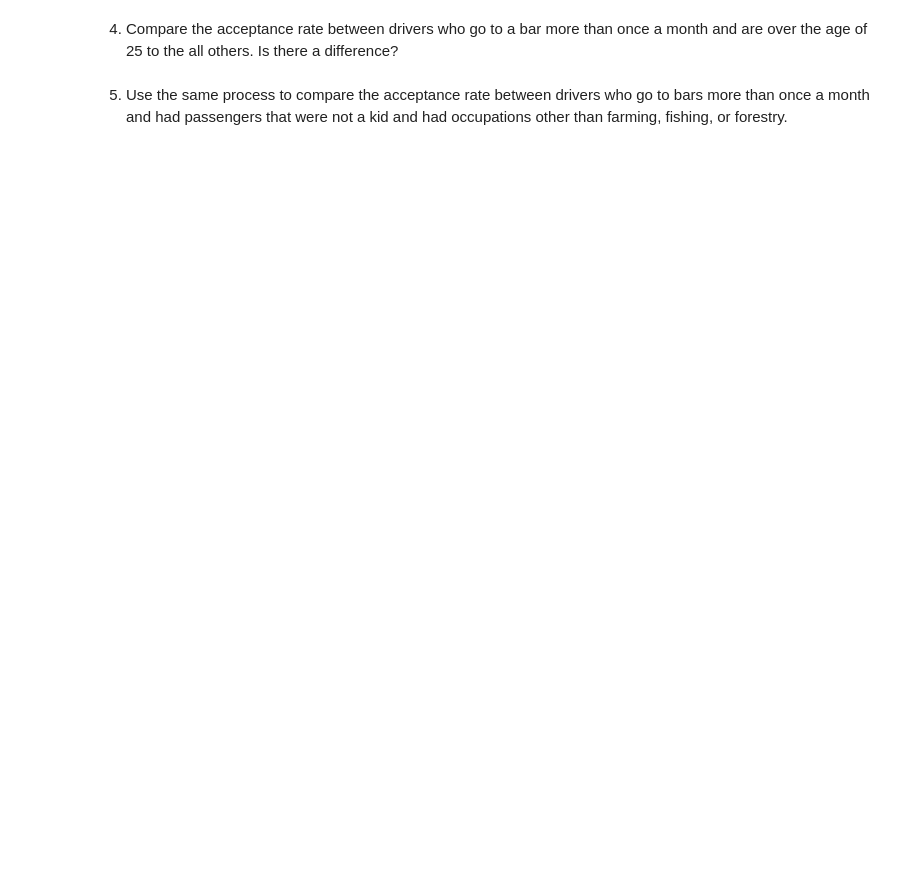
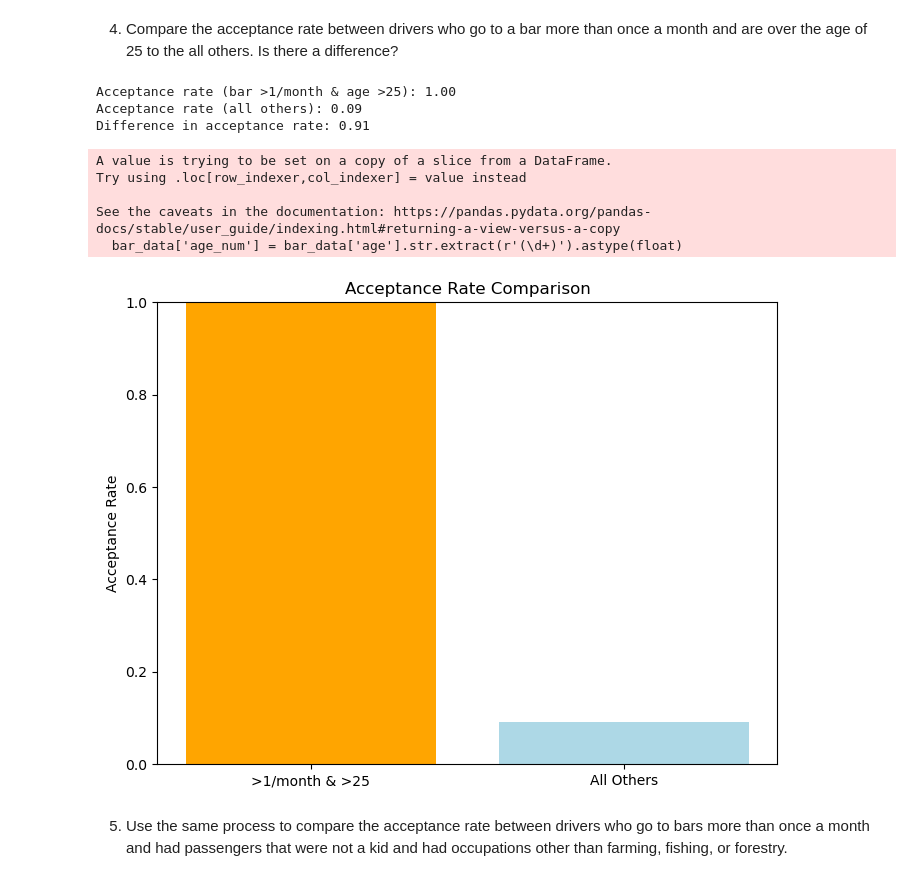
Before and after one commit to harithmd1/Berkeley-AI-ML-Module5, a Jupyter notebook: prompt.ipynb, the cells around one changed output. Saved outputs shown, nothing was run; the diff lists cells and outputs as text; code cells hidden in the pictures; blank space fills up the shorter version.

```diff
--- a/prompt.ipynb
+++ b/prompt.ipynb
@@ -177,15 +270,35 @@ print(f"Proportion of accepted bar coupons: {proportion_bar_accepted:.2f}")
 # %% [markdown]
 3. Compare the acceptance rate between those who went to a bar 3 or fewer times a month to those who went more.
 # %%
+# Create a mapping from text to estimated numeric frequency
+bar_mapping = {
+    'never': 0,
+    'less1': 0.5,
+    '1~3': 2,
+    '4~8': 6,
+    'gt8': 10
+}
+
+# Map the values to a new column
+bar_data['bar_freq_num'] = bar_data['Bar'].map(bar_mapping)
+
+# Split into low and high frequency groups
+low_freq = bar_data[bar_data['bar_freq_num'] <= 3]
+high_freq = bar_data[bar_data['bar_freq_num'] > 3]
+
+print("Low frequency acceptance:", low_freq['Y'].mean())
+print("High frequency acceptance:", high_freq['Y'].mean())
+
+
 # Group 1: 3 or fewer times a month
-low_freq = bar_data[bar_data['bar_visit_frequency'] <= 3]
+#low_freq = bar_data[bar_data['Bar'] <= 3]
 
 # Group 2: more than 3 times a month
-high_freq = bar_data[bar_data['bar_visit_frequency'] > 3]
+#high_freq = bar_data[bar_data['Bar'] > 3]
 
 # Calculate acceptance rates
-low_freq_acceptance = low_freq['Y'].mean()
-high_freq_acceptance = high_freq['Y'].mean()
+#low_freq_acceptance = low_freq['Y'].mean()
+#high_freq_acceptance = high_freq['Y'].mean()
 
-print(f"Acceptance rate (≤3 visits/month): {low_freq_acceptance:.2f}")
-print(f"Acceptance rate (>3 visits/month): {high_freq_acceptance:.2f}")
+#print(f"Acceptance rate (≤3 visits/month): {low_freq_acceptance:.2f}")
+#print(f"Acceptance rate (>3 visits/month): {high_freq_acceptance:.2f}")
@@ -192,31 +313,45 @@ print(f"Acceptance rate (>3 visits/month): {high_freq_acceptance:.2f}")
 # %% [markdown]
 4. Compare the acceptance rate between drivers who go to a bar more than once a month and are over the age of 25 to the all others.  Is there a difference?
 # %%
+# Extract the starting number from the age range string
+bar_data['age_num'] = bar_data['age'].str.extract(r'(\d+)').astype(float)
+
+
 # Group 1: bar > 1/month and age > 25
-group1 = bar_data[(bar_data['bar_visit_frequency'] > 1) & (bar_data['age'] > 25)]
+group1 = bar_data[(bar_data['bar_freq_num'] > 1) & (bar_data['age_num'] > 25)]
 
 # Group 2: all others
-group2 = bar_data[~((bar_data['bar_visit_frequency'] > 1) & (bar_data['age'] > 25))]
+group2 = bar_data[~((bar_data['bar_freq_num'] > 1) & (bar_data['age_num'] > 25))]
 
 # Calculate acceptance rates
 group1_acceptance = group1['Y'].mean()
 group2_acceptance = group2['Y'].mean()
 
 print(f"Acceptance rate (bar >1/month & age >25): {group1_acceptance:.2f}")
 print(f"Acceptance rate (all others): {group2_acceptance:.2f}")
 
 difference = group1_acceptance - group2_acceptance
 print(f"Difference in acceptance rate: {difference:.2f}")
 
 labels = ['>1/month & >25', 'All Others']
 rates = [group1_acceptance, group2_acceptance]
 
 plt.figure(figsize=(8, 6))
 plt.bar(labels, rates, color=['orange', 'lightblue'])
 plt.ylabel('Acceptance Rate')
 plt.title('Acceptance Rate Comparison')
 plt.ylim(0, 1)
 plt.show()
+# %% [output]
+Acceptance rate (bar >1/month & age >25): 1.00
+Acceptance rate (all others): 0.09
+Difference in acceptance rate: 0.91
+A value is trying to be set on a copy of a slice from a DataFrame.
+Try using .loc[row_indexer,col_indexer] = value instead
+
+See the caveats in the documentation: https://pandas.pydata.org/pandas-docs/stable/user_guide/indexing.html#returning-a-view-versus-a-copy
+  bar_data['age_num'] = bar_data['age'].str.extract(r'(\d+)').astype(float)
+[figure, added]
 # %% [markdown]
 5. Use the same process to compare the acceptance rate between drivers who go to bars more than once a month and had passengers that were not a kid and had occupations other than farming, fishing, or forestry.
 # %%
```
Also changed, not shown: parts of 14 cells of this notebook.
